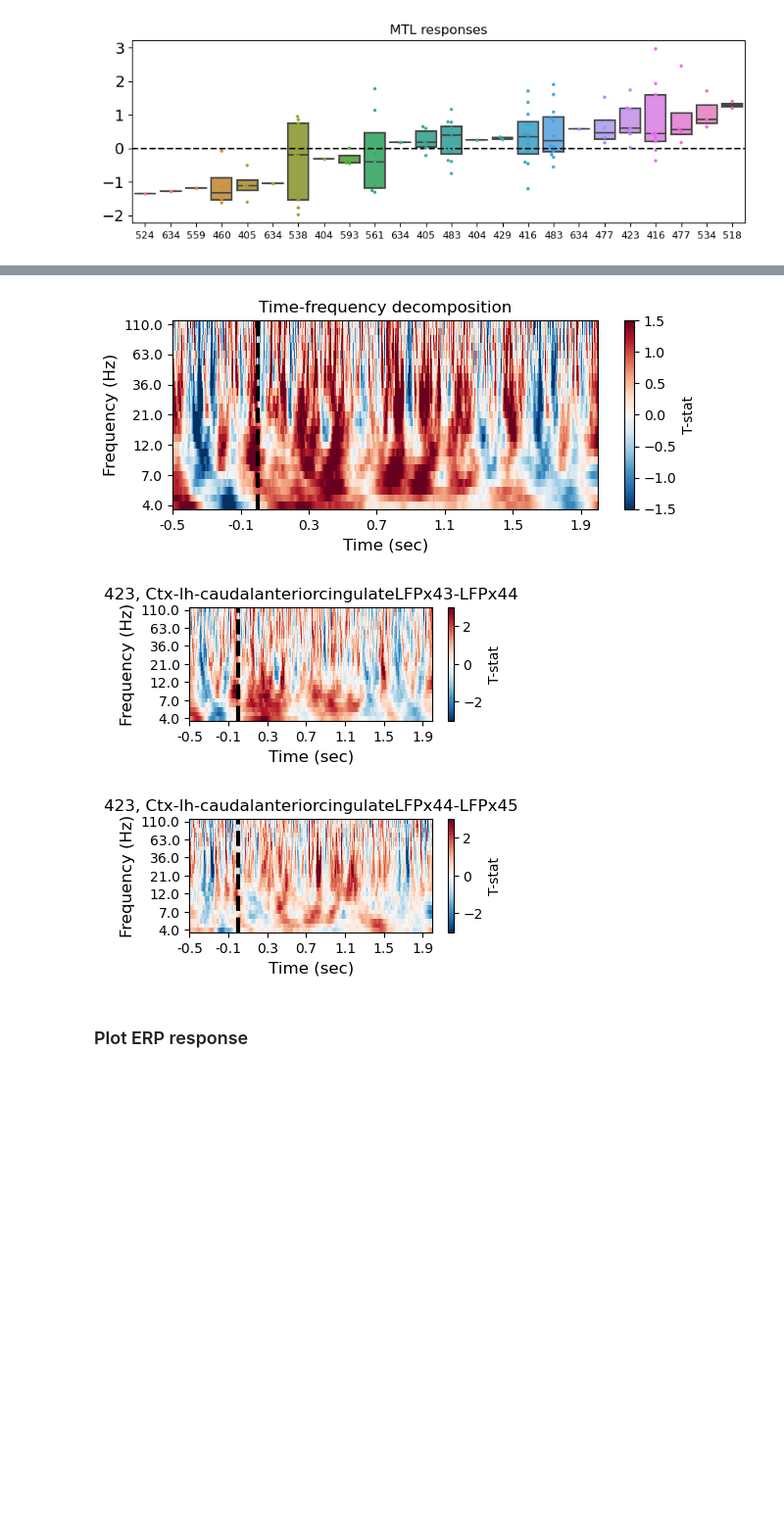
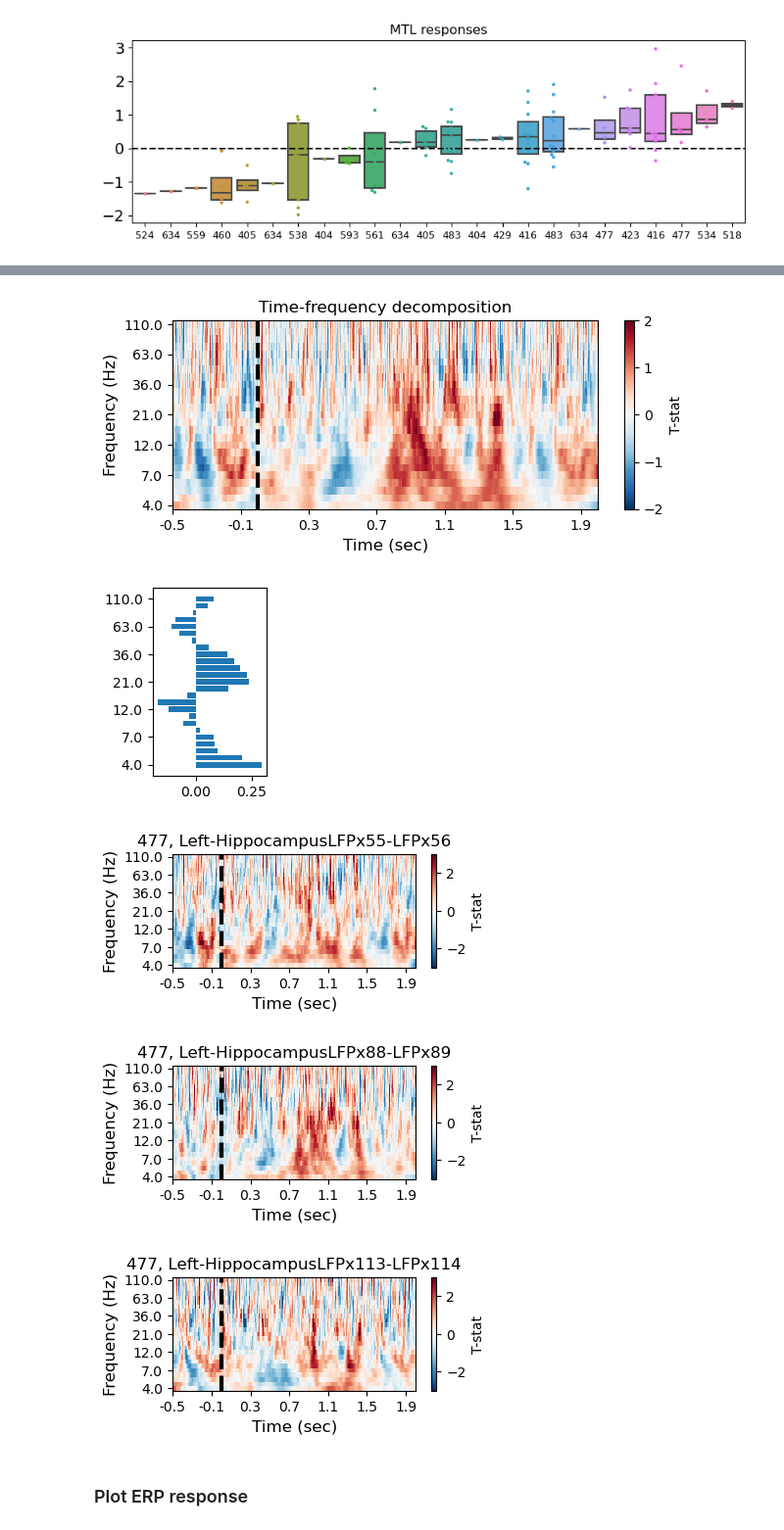
Before and after one commit to PrecisionNeuroLab/Analysis-SolomonEtAl2024, a Jupyter notebook: MTL_responses.ipynb, the cells around one changed output, grey strips where cells are left out. Shown at 98% size. Cells and saved outputs as stored; diff of their text form; code cells hidden in the pictures; blank space fills up the shorter version.

```diff
--- a/MTL_responses.ipynb
+++ b/MTL_responses.ipynb
@@ -145,8 +146,8 @@ plt.tight_layout()
 from codebase import subject_tfr
 
 target = 'Parietal'
-sense_region = 'anteriorcingulate'
-subject = '423'
+sense_region = 'Hippocampus'
+subject = '477'
 
 # Find all the subjects with a given stim/response combination
 df = pd.read_pickle(source_data)
@@ -195,37 +204,46 @@ t_mu = np.mean(t, axis=0)
 #Plot the average MTL response across all MTL electrodes
 plt.figure(figsize=(7, 2.5))
 ax = plt.subplot(111)
 
-plt.matshow(t_mu, fignum=0, aspect='auto', cmap='RdBu_r', vmin=-1.5, vmax=1.5)
+plt.matshow(t_mu, fignum=0, aspect='auto', cmap='RdBu_r', vmin=-2, vmax=2)
 plt.yticks(np.arange(0, len(mytfr.freqs), 4), np.round(mytfr.freqs[::4]))
 plt.xticks(ax.get_xticks(), np.round((ax.get_xticks()/mytfr.fs)-0.5, 3)); ax.xaxis.set_ticks_position('bottom')
 ax.invert_yaxis()
 plt.vlines([0.5*mytfr.fs], ymin=ax.get_ylim()[0], ymax=ax.get_ylim()[1], color='black', linestyle='--', linewidth=3)
 plt.title('Time-frequency decomposition', fontsize=12); plt.xlabel('Time (sec)', fontsize=12); plt.ylabel('Frequency (Hz)', fontsize=12)
 cbar = plt.colorbar(); cbar.set_label('T-stat')
+plt.savefig('./multitaper_epo_plots/'+subject+'_'+target+'_'+sense_region+'_TFR.pdf')
+
+plt.figure(figsize=(1.5, 2.5))
+plt.barh(range(len(mytfr.freqs)), np.mean(t_mu[:, int(0.5*mytfr.fs):int(2*(0.5*mytfr.fs))], 1))
+plt.yticks(np.arange(0, len(mytfr.freqs), 4), np.round(mytfr.freqs[::4]))
+plt.savefig('./multitaper_epo_plots/'+subject+'_'+target+'_'+sense_region+'_0-500ms_peaks.pdf')
+
 
 #Plot individual response spectrograms
 for e in range(t.shape[0]):
     t_plt = t[e, :, :]
 
     plt.figure(figsize=(4, 1.5))
     ax = plt.subplot(111)
 
     plt.matshow(t_plt, fignum=0, aspect='auto', cmap='RdBu_r', vmin=-3, vmax=3)
     plt.yticks(np.arange(0, len(mytfr.freqs), 4), np.round(mytfr.freqs[::4]), fontsize=10)
     plt.xticks(ax.get_xticks(), np.round((ax.get_xticks()/mytfr.fs)-0.5, 3), fontsize=10); ax.xaxis.set_ticks_position('bottom')
     ax.invert_yaxis()
     plt.vlines([0.5*mytfr.fs], ymin=ax.get_ylim()[0], ymax=ax.get_ylim()[1], color='black', linestyle='--', linewidth=3)
     plt.title(subject+', '+df_mtl[df_mtl['subject']==subject].iloc[e]['DKT_label']+df_mtl[df_mtl['subject']==subject].iloc[e]['Channel'], fontsize=12);
     plt.xlabel('Time (sec)', fontsize=12); plt.ylabel('Frequency (Hz)', fontsize=12)
     cbar = plt.colorbar(); cbar.set_label('T-stat')
 
 #     if df_mtl[df_mtl['subject']==subject].iloc[e]['Channel']=='LFPx75-LFPx76':
 #         plt.savefig('./multitaper_epo_plots/sub405_elec75-76_TFR.pdf')
 # %% [output]
-[figure, old version]
+[figure, new version]
-[figure, old version]
+[figure, new version]
-[figure, old version]
+[figure, new version]
+[figure, added]
+[figure, added]
 # %% [markdown]
 ### Plot ERP response
 # %%
```
Also changed, not shown: parts of 11 cells of this notebook, 2 other files.
